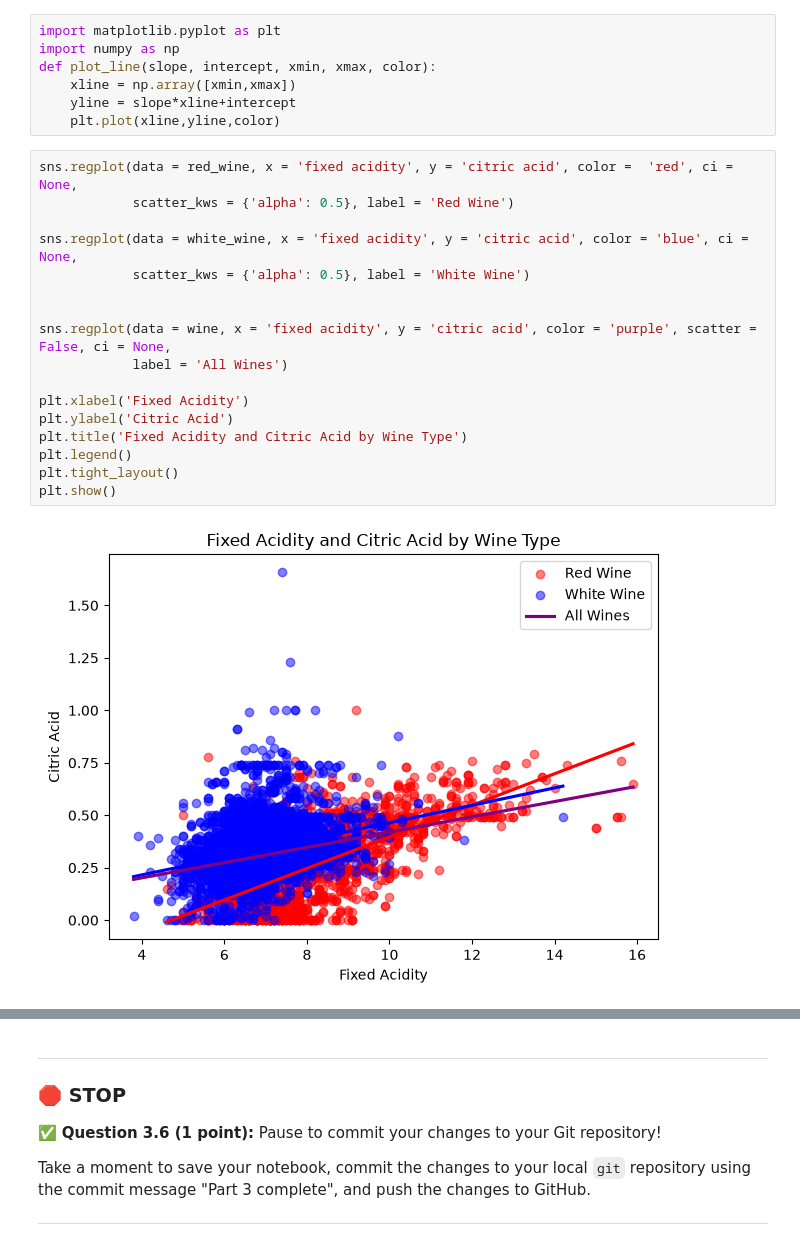
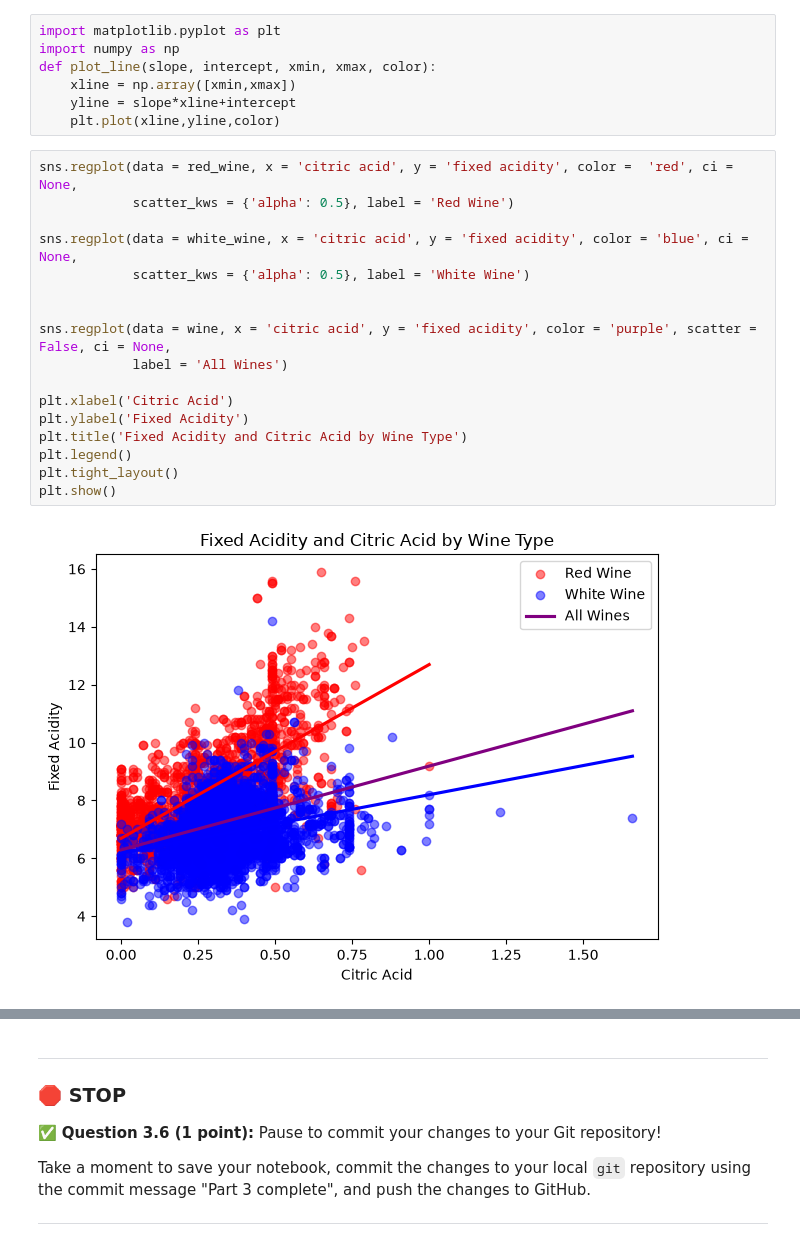
Before and after one commit to andiehart/CMSE202-f26-turnin, a Jupyter notebook: hw3/HW03-Regression-STUDENT.ipynb, the cells around one changed output, grey strips where cells are left out. Cells and saved outputs as stored; diff of their text form.

```diff
--- a/hw3/HW03-Regression-STUDENT.ipynb
+++ b/hw3/HW03-Regression-STUDENT.ipynb
@@ -465,24 +465,24 @@ def plot_line(slope, intercept, xmin, xmax, color):
     yline = slope*xline+intercept
     plt.plot(xline,yline,color)
 # %%
-sns.regplot(data = red_wine, x = 'fixed acidity', y = 'citric acid', color =  'red', ci = None,
+sns.regplot(data = red_wine, x = 'citric acid', y = 'fixed acidity', color =  'red', ci = None,
             scatter_kws = {'alpha': 0.5}, label = 'Red Wine')
 
-sns.regplot(data = white_wine, x = 'fixed acidity', y = 'citric acid', color = 'blue', ci = None,
+sns.regplot(data = white_wine, x = 'citric acid', y = 'fixed acidity', color = 'blue', ci = None,
             scatter_kws = {'alpha': 0.5}, label = 'White Wine')
 
 
-sns.regplot(data = wine, x = 'fixed acidity', y = 'citric acid', color = 'purple', scatter = False, ci = None,
+sns.regplot(data = wine, x = 'citric acid', y = 'fixed acidity', color = 'purple', scatter = False, ci = None,
             label = 'All Wines')
 
-plt.xlabel('Fixed Acidity')
-plt.ylabel('Citric Acid')
+plt.xlabel('Citric Acid')
+plt.ylabel('Fixed Acidity')
 plt.title('Fixed Acidity and Citric Acid by Wine Type')
 plt.legend()
 plt.tight_layout()
 plt.show()
 # %% [output]
-[figure, old version]
+[figure, new version]
 # %% [markdown]
 <!-- END QUESTION -->
 <!-- DO NOT MODIFY OR DELETE THIS CELL. Make sure your solution to the question above is in the cell(s) above this one. -->
```
Also changed, not shown: parts of 4 cells of this notebook, 2 other files.
